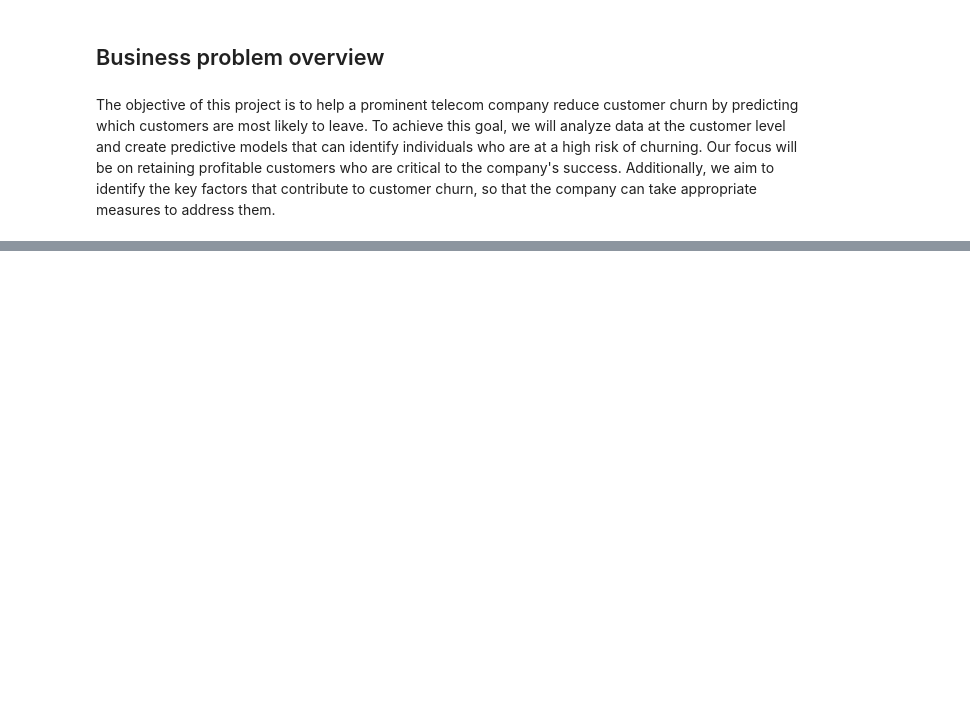
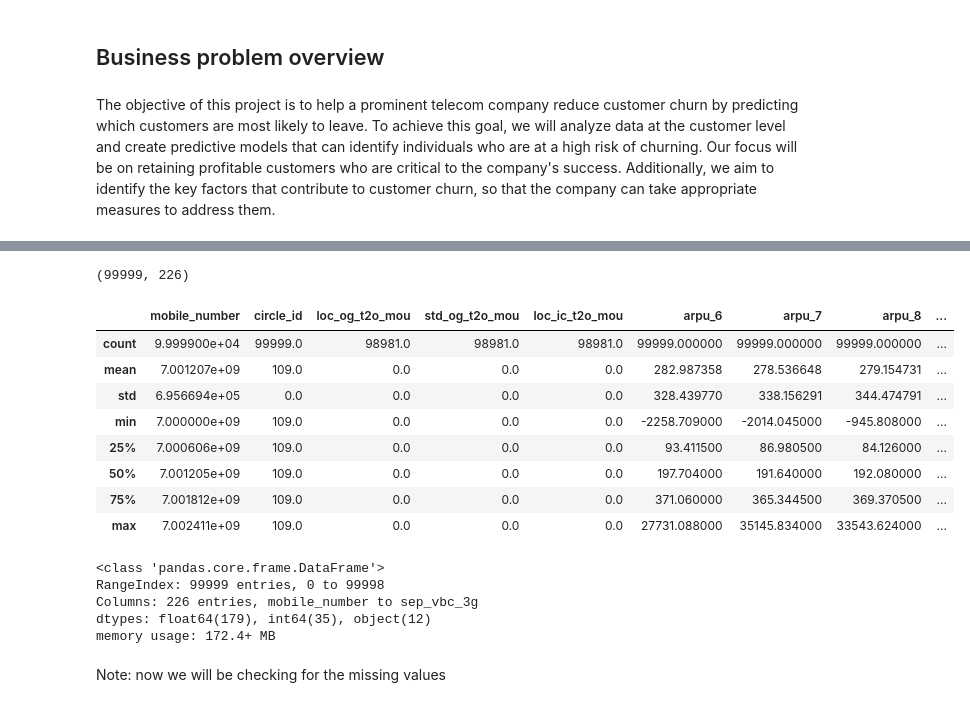
Before and after one commit to sumeet1396/Telecom-churn-case-study, a Jupyter notebook: telecom-churn.ipynb, the cells around one changed output, grey strips where cells are left out. Drawn from its saved outputs; the diff is of its cells as text; code cells hidden in the pictures; blank space fills up the shorter version.

Commit message:
data preparation and cleaning completed

```diff
--- a/telecom-churn.ipynb
+++ b/telecom-churn.ipynb
@@ -34,3 +34,7 @@ import statsmodels.api as sm
 from sklearn.linear_model import LogisticRegression
 from sklearn.feature_selection import RFE
 from statsmodels.stats.outliers_influence import variance_inflation_factor
+# %%
+# setting the maximum number of columns to 500
+pd.set_option('display.max_columns', 500)
+pd.set_option('display.max_rows', 100)
@@ -36,0 +43,3 @@ from statsmodels.stats.outliers_influence import variance_inflation_factor
+# %%
+# Reading the dataset
+telecomDataFrame = pd.read_csv('telecom_churn_data.csv')
@@ -36,0 +55,26 @@ from statsmodels.stats.outliers_influence import variance_inflation_factor
+# %%
+telecomDataFrame.shape
+# %% [output]
+(99999, 226)
+# %%
+telecomDataFrame.describe()
+# %% [output]
+|  | mobile_number | circle_id | loc_og_t2o_mou | std_og_t2o_mou | loc_ic_t2o_mou | arpu_6 | arpu_7 | arpu_8 | ... |
+| count | 9.999900e+04 | 99999.0 | 98981.0 | 98981.0 | 98981.0 | 99999.000000 | 99999.000000 | 99999.000000 | ... |
+| mean | 7.001207e+09 | 109.0 | 0.0 | 0.0 | 0.0 | 282.987358 | 278.536648 | 279.154731 | ... |
+| std | 6.956694e+05 | 0.0 | 0.0 | 0.0 | 0.0 | 328.439770 | 338.156291 | 344.474791 | ... |
+| min | 7.000000e+09 | 109.0 | 0.0 | 0.0 | 0.0 | -2258.709000 | -2014.045000 | -945.808000 | ... |
+| 25% | 7.000606e+09 | 109.0 | 0.0 | 0.0 | 0.0 | 93.411500 | 86.980500 | 84.126000 | ... |
+| 50% | 7.001205e+09 | 109.0 | 0.0 | 0.0 | 0.0 | 197.704000 | 191.640000 | 192.080000 | ... |
+| 75% | 7.001812e+09 | 109.0 | 0.0 | 0.0 | 0.0 | 371.060000 | 365.344500 | 369.370500 | ... |
+| max | 7.002411e+09 | 109.0 | 0.0 | 0.0 | 0.0 | 27731.088000 | 35145.834000 | 33543.624000 | ... |
+# %%
+telecomDataFrame.info()
+# %% [output]
+<class 'pandas.core.frame.DataFrame'>
+RangeIndex: 99999 entries, 0 to 99998
+Columns: 226 entries, mobile_number to sep_vbc_3g
+dtypes: float64(179), int64(35), object(12)
+memory usage: 172.4+ MB
+# %% [markdown]
+Note: now we will be checking for the missing values
```
Also changed, not shown: parts of 73 cells of this notebook, 1 other file.
